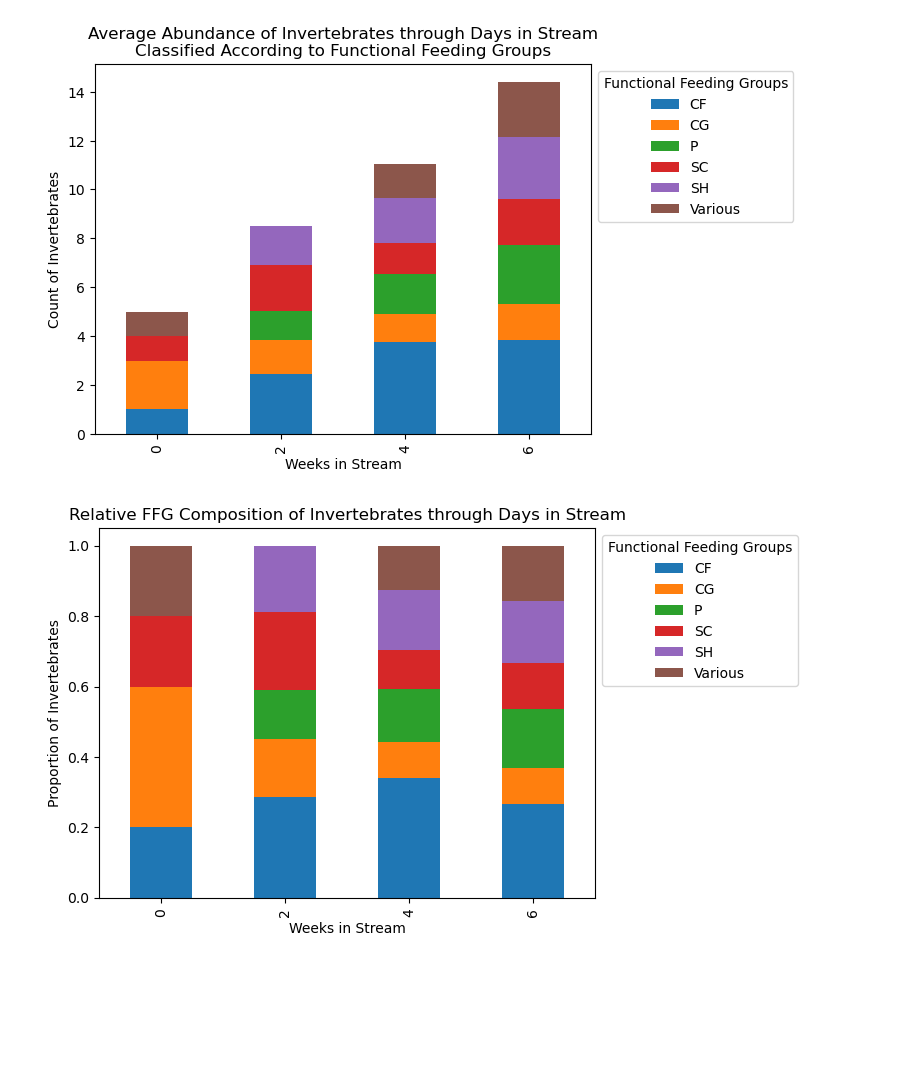
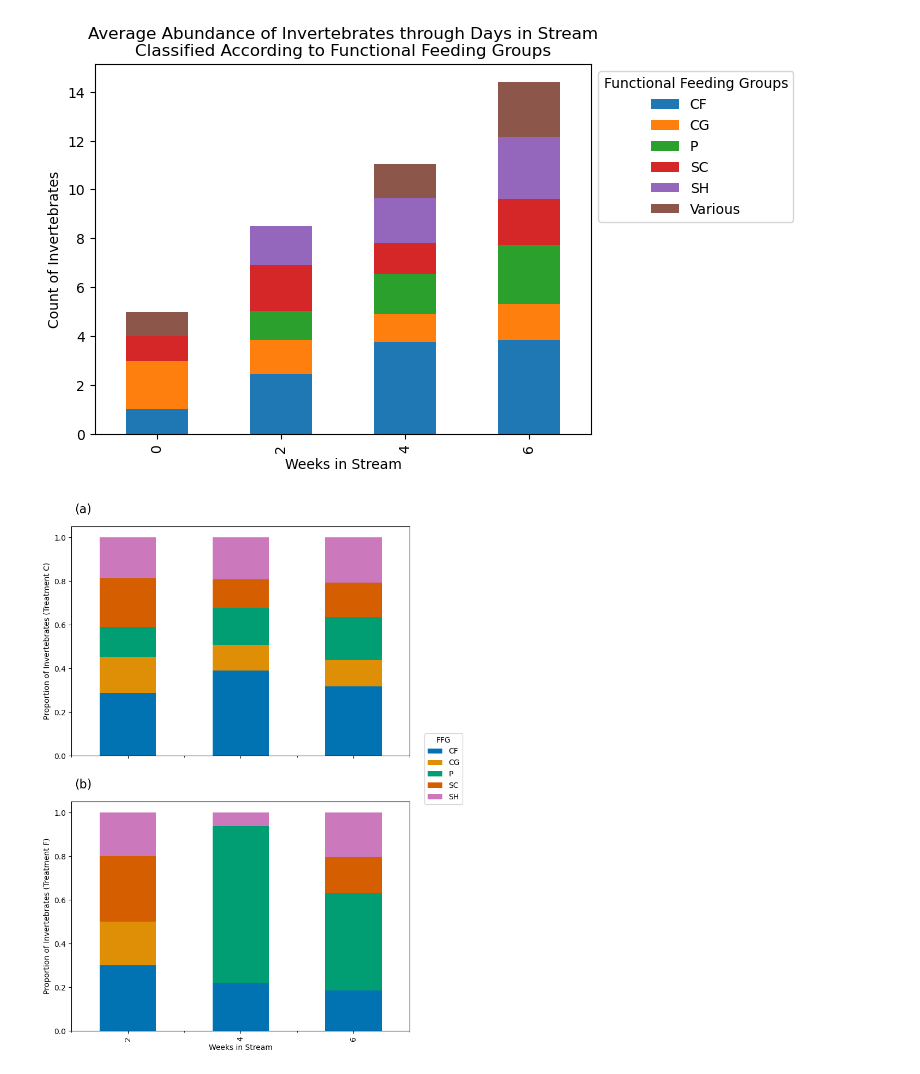
Before and after one commit to stevenzhouzh/Steam-LeafPacks, a Jupyter notebook: Report/LeafPack_Analysis_Class.ipynb, the cells around one changed output. Drawn from its saved outputs; the diff is of its cells as text; code cells hidden in the pictures; blank space fills up the shorter version.

```diff
--- a/Report/LeafPack_Analysis_Class.ipynb
+++ b/Report/LeafPack_Analysis_Class.ipynb
@@ -306,23 +1060,35 @@ plt.show()
 # %% [output]
 [figure]
 # %%
-# Create a pivot table for the data
-pivot_data = data.pivot_table(index='Week', columns='FFG', values='Count', fill_value=0)
+# Pivot tables and normalization
+pivot_data_c = invert_df[((invert_df['Treatment'] == 'C') & (invert_df['FFG'] != 'Various')) & (invert_df['Week'] != 0)].pivot_table(index='Week', columns='FFG', values='Count', fill_value=0)
+pivot_data_normalized_c = pivot_data_c.div(pivot_data_c.sum(axis=1), axis=0)
 
-# Normalize the data to get proportions
-pivot_data_normalized = pivot_data.div(pivot_data.sum(axis=1), axis=0)
+pivot_data_f = invert_df[((invert_df['Treatment'] == 'F') & (invert_df['FFG'] != 'Various')) & (invert_df['Week'] != 0)].pivot_table(index='Week', columns='FFG', values='Count', fill_value=0)
+pivot_data_normalized_f = pivot_data_f.div(pivot_data_f.sum(axis=1), axis=0)
 
-# Plotting
-ax = pivot_data_normalized.plot(kind='bar', stacked=True)
+# Define a color palette
+palette = sns.color_palette("colorblind", n_colors=len(pivot_data_c.columns))
 
-# Set titles and labels
-ax.set_title('Relative FFG Composition of Invertebrates through Days in Stream')
-ax.set_xlabel('Weeks in Stream')
-ax.set_ylabel('Proportion of Invertebrates')
+# Create a mapping of FFG categories to colors
+ffg_colors = dict(zip(pivot_data_c.columns, palette))
 
-# Move the legend to the side of the graph
-ax.legend(title='Functional Feeding Groups', loc='upper left', bbox_to_anchor=(1, 1))
+# Plotting with the defined color palette
+fig, (ax1, ax2) = plt.subplots(2, 1, figsize=(8, 12), sharex=True)
+
+pivot_data_normalized_c.plot(kind='bar', stacked=True, color=[ffg_colors[ffg] for ffg in pivot_data_normalized_c.columns], ax=ax1, legend=False)
+ax1.set_ylabel('Proportion of Invertebrates (Treatment C)')
+ax1.text(0.01, 1.1, '(a)', transform=ax1.transAxes, fontsize=16, va='top')
+
+pivot_data_normalized_f.plot(kind='bar', stacked=True, color=[ffg_colors[ffg] for ffg in pivot_data_normalized_c.columns], ax=ax2, legend=False)
+ax2.set_xlabel('Weeks in Stream')
+ax2.set_ylabel('Proportion of Invertebrates (Treatment F)')
+ax2.text(0.01, 1.1, '(b)', transform=ax2.transAxes, fontsize=16, va='top')
+
+# Create a shared legend for the entire figure
+handles, labels = ax1.get_legend_handles_labels()
+fig.legend(handles, labels, title='FFG', bbox_to_anchor=(1.03, 0.57))
 
 plt.show()
 # %% [output]
-[figure, old version]
+[figure, new version]
```
Also changed, not shown: parts of 112 cells of this notebook, 1 other file.
